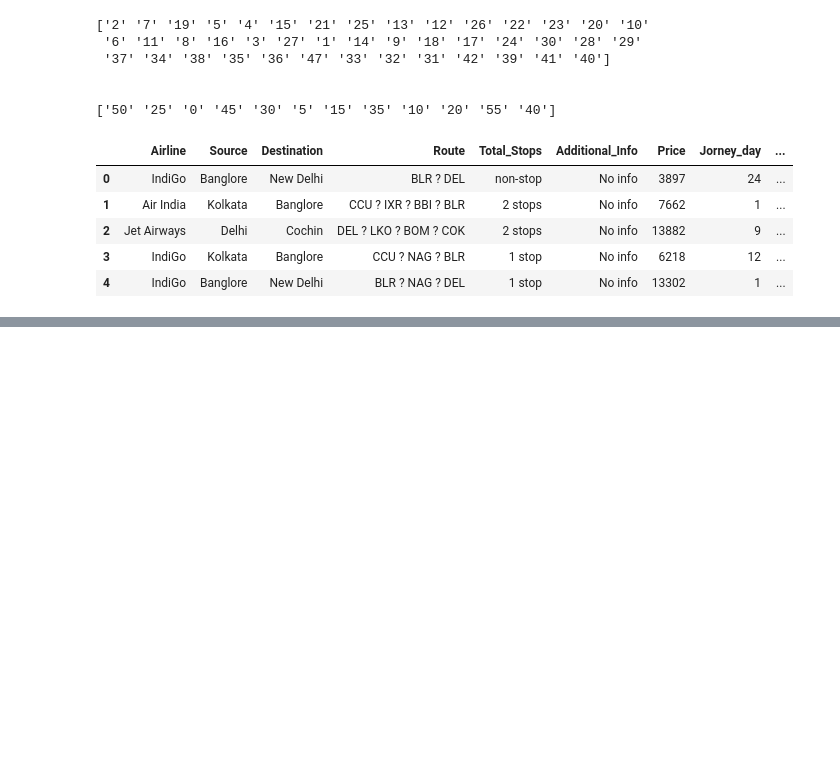
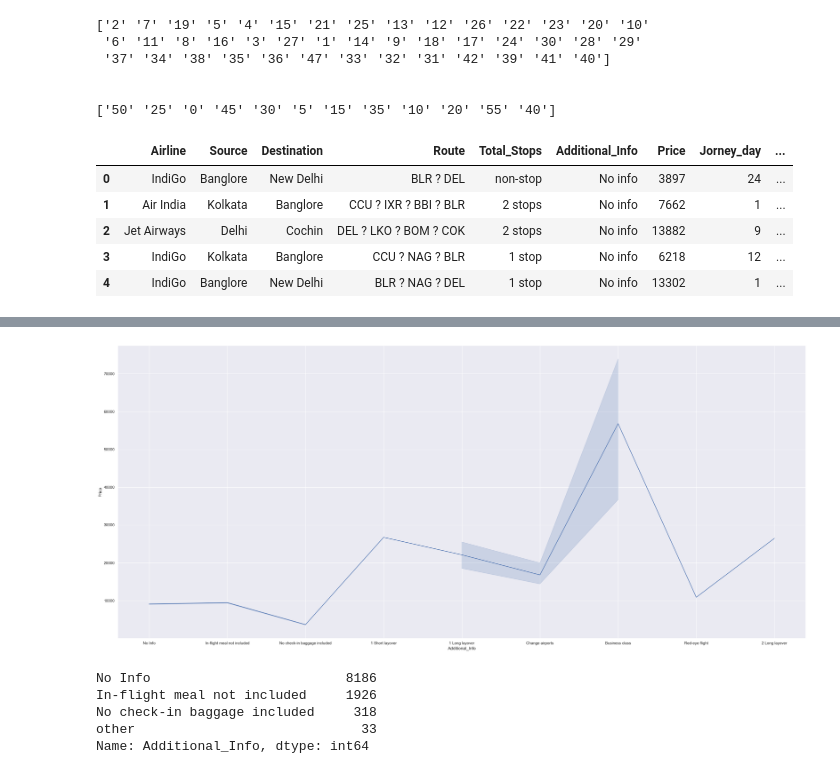
Before and after one commit to pinilDissanayaka/Flight-fare-Prediction, a Jupyter notebook: Notebook/Flight fare Prediction.ipynb, the cells around one changed output, grey strips where cells are left out. Drawn from its saved outputs; the diff is of its cells as text; code cells hidden in the pictures; blank space fills up the shorter version.

```diff
--- a/Notebook/Flight fare Prediction.ipynb
+++ b/Notebook/Flight fare Prediction.ipynb
@@ -300 +325,5 @@ Name: Route, Length: 128, dtype: int64
 ====================================================================================================
+# %%
+df.drop(columns = ['Route'], axis = 1, inplace = True)
+# %%
+df.replace({"Additional_Info" : {'No info' : 'No Info'}}, inplace = True)
@@ -300,0 +357,7 @@ Name: Route, Length: 128, dtype: int64
+# %%
+sns.set()
+plt.figure(figsize = (35, 15))
+sns.lineplot(data = df, x = 'Additional_Info', y = 'Price')
+plt.show()
+# %% [output]
+[figure, added]
@@ -300,0 +370,10 @@ Name: Route, Length: 128, dtype: int64
+# %%
+df['Additional_Info'] = df['Additional_Info'].apply(func)
+
+df['Additional_Info'].value_counts()
+# %% [output]
+No Info                         8186
+In-flight meal not included     1926
+No check-in baggage included     318
+other                             33
+Name: Additional_Info, dtype: int64
```
Also changed, not shown: parts of 28 cells of this notebook.
